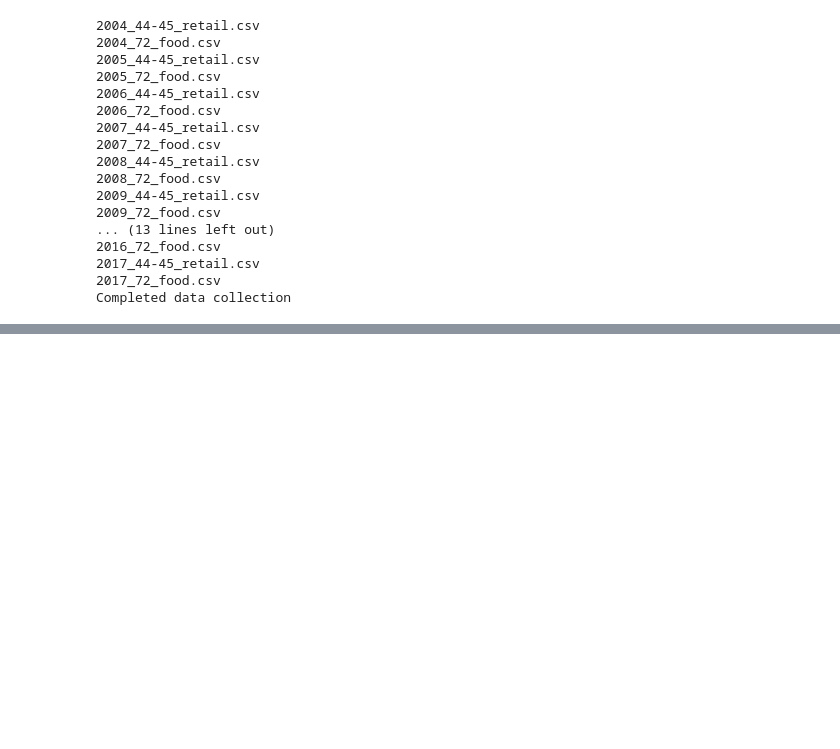
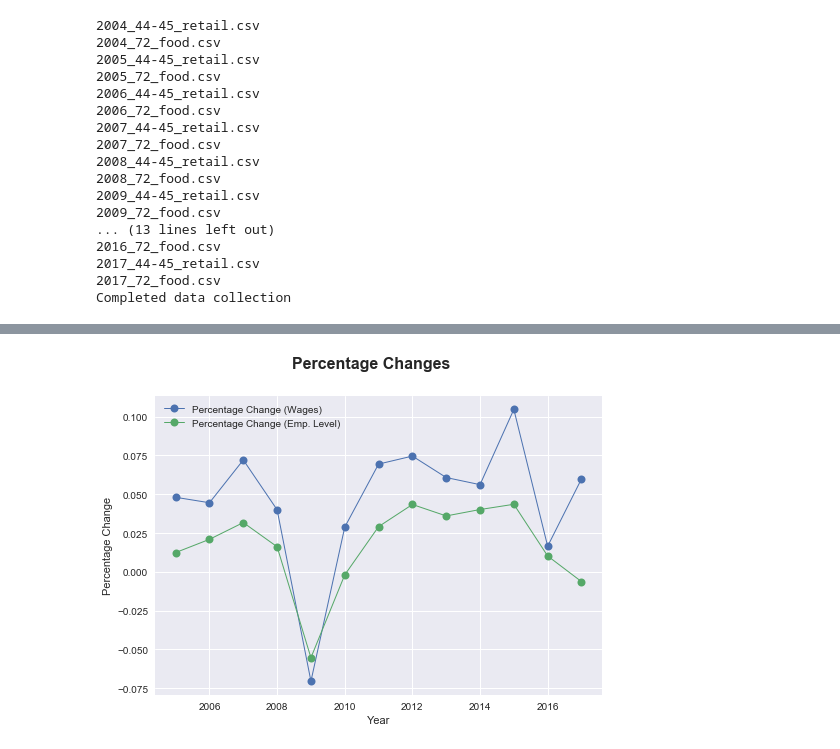
Before and after one commit to nalehc/Team_Four, a Jupyter notebook: data_collection/Employment_Data_SF.ipynb, the cells around one changed output, grey strips where cells are left out. Drawn from its saved outputs; the diff is of its cells as text; code cells hidden in the pictures; blank space fills up the shorter version.

Commit message:
data files collection, employment charts

```diff
--- a/data_collection/Employment_Data_SF.ipynb
+++ b/data_collection/Employment_Data_SF.ipynb
@@ -107,0 +119,10 @@ group_year
+# %%
+percentage_change = blah.pct_change()
+# %%
+percentage_change_df = percentage_change[["Total Wages Collected", "Yearly Total Emp"]]
+# %%
+percentage_change_df = percentage_change_df.rename(columns={"Total Wages Collected": "Percentage Change (Wages)",
+                                                           "Yearly Total Emp": "Percentage Change (Emp. Level)"})
+# %%
+percentage_change_df = percentage_change_df.reset_index()
+percentage_change_df
@@ -107,0 +145,14 @@ group_year
+# %%
+fig, ax1 = plt.subplots(1, sharex=True, sharey= True)
+fig.suptitle("Percentage Changes", fontsize=16,
+             fontweight="bold")
+
+#ax1.set_xlim(min(year), max(year))
+ax1.plot(percentage_change_df['Year'], percentage_change_df['Percentage Change (Wages)'], linewidth=1, marker="o", markersize=8)
+ax1.plot(percentage_change_df['Year'], percentage_change_df['Percentage Change (Emp. Level)'], linewidth=1, marker="o", markersize=8)
+ax1.set_ylabel("Percentage Change")
+ax1.set_xlabel("Year")
+plt.legend()
+plt.show()
+# %% [output]
+[figure, added]
```
Also changed, not shown: parts of 5 cells of this notebook.
